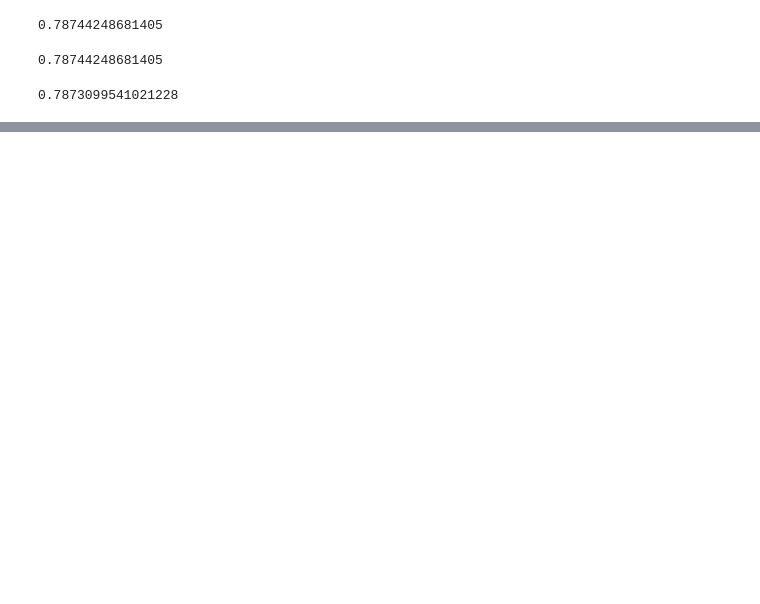
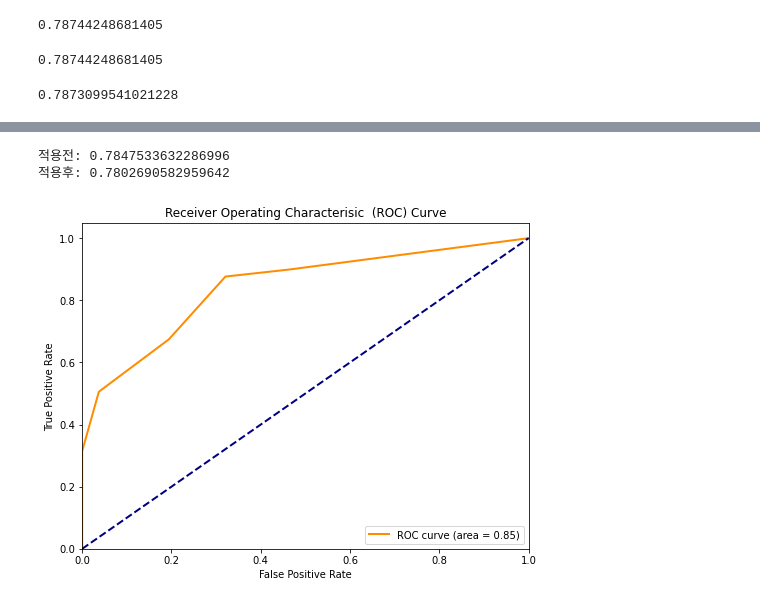
Before and after one commit to py4ine/study_ML, a Jupyter notebook: 20240605_ML_titanic.ipynb, the cells around one changed output, grey strips where cells are left out. Saved outputs shown, nothing was run; the diff lists cells and outputs as text; code cells hidden in the pictures; blank space fills up the shorter version.

```diff
--- a/20240605_ML_titanic.ipynb
+++ b/20240605_ML_titanic.ipynb
@@ -408,0 +614,5 @@ np.mean(scores['test_score'])
+# %%
+# test data의 예측 확률을 얻음
+hy_prob = hlr.predict_proba(y_train)[:, 1]  # 클래스 1 (생존)에 대한 예측 확률
+print('적용전 1에 대한 예측 확률:', y_prob[:15])
+print('적용후 1에 대한 예측 확률:', hy_prob[:15])
@@ -408,0 +655,29 @@ np.mean(scores['test_score'])
+# %%
+print('적용전:', lr.score(y_train, y_test))
+print('적용후:', hlr.score(y_train, y_test))
+# %% [output]
+적용전: 0.7847533632286996
+적용후: 0.7802690582959642
+# %%
+# import matplotlib.pyplot as plt
+# from sklearn.metrics import roc_curve
+
+# ROC 커브 생성
+h_fpr, h_tpr, h_thresholds = roc_curve(y_test, hy_prob)
+
+# AUC 계산
+h_roc_auc = auc(h_fpr, h_tpr)
+
+# ROC 커브 그리기
+plt.figure(figsize=(8,6))
+plt.plot(h_fpr, h_tpr, color='darkorange', lw=2, label='ROC curve (area = %0.2f)' % roc_auc)
+plt.plot([0, 1], [0, 1], color='navy', lw=2, linestyle='--')
+plt.xlim([0.0, 1.0])
+plt.ylim([0.0, 1.05])
+plt.xlabel('False Positive Rate')
+plt.ylabel('True Positive Rate')
+plt.title('Receiver Operating Characterisic  (ROC) Curve')
+plt.legend(loc='lower right')
+plt.show()
+# %% [output]
+[figure, added]
```
Also changed, not shown: parts of 22 cells of this notebook.
